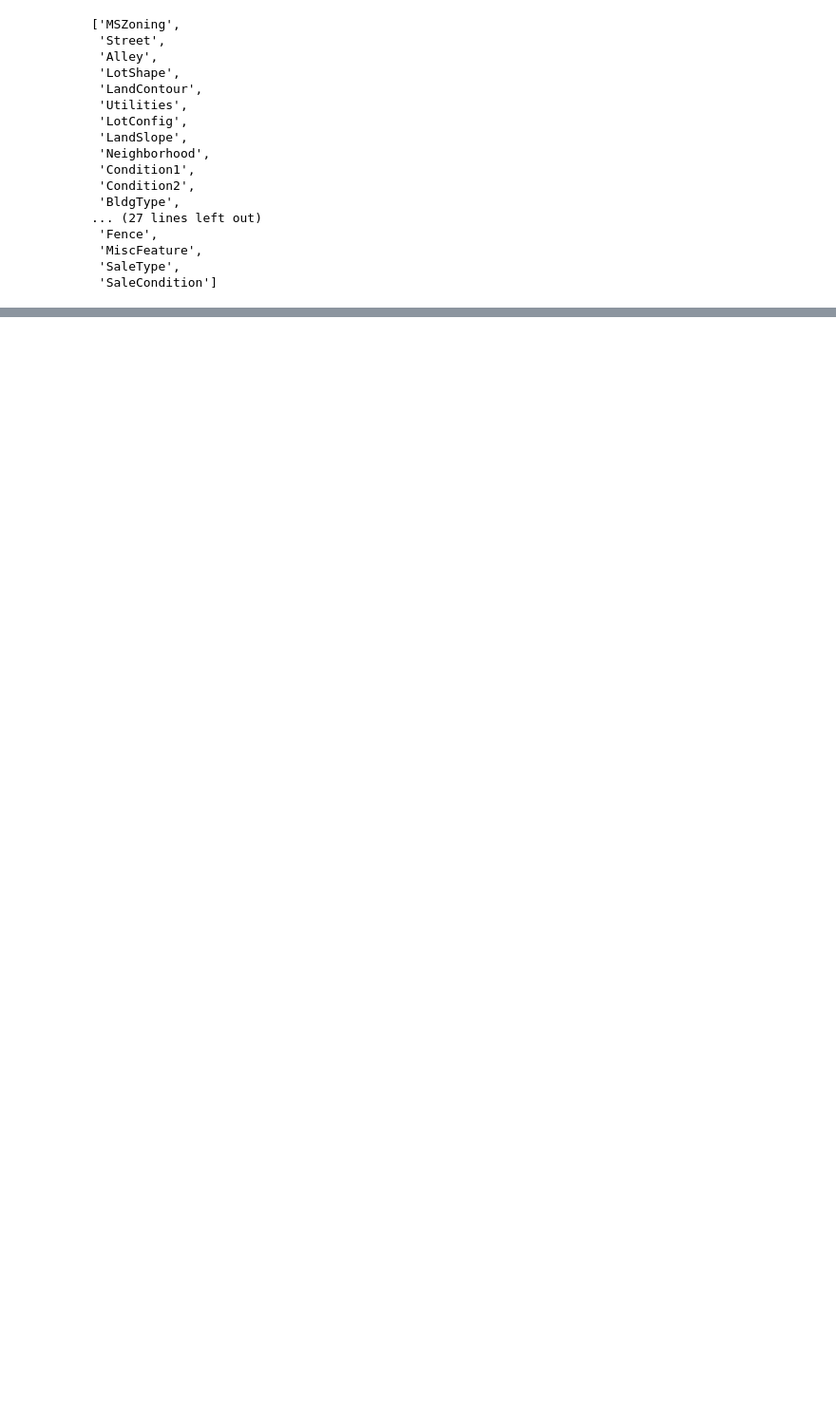
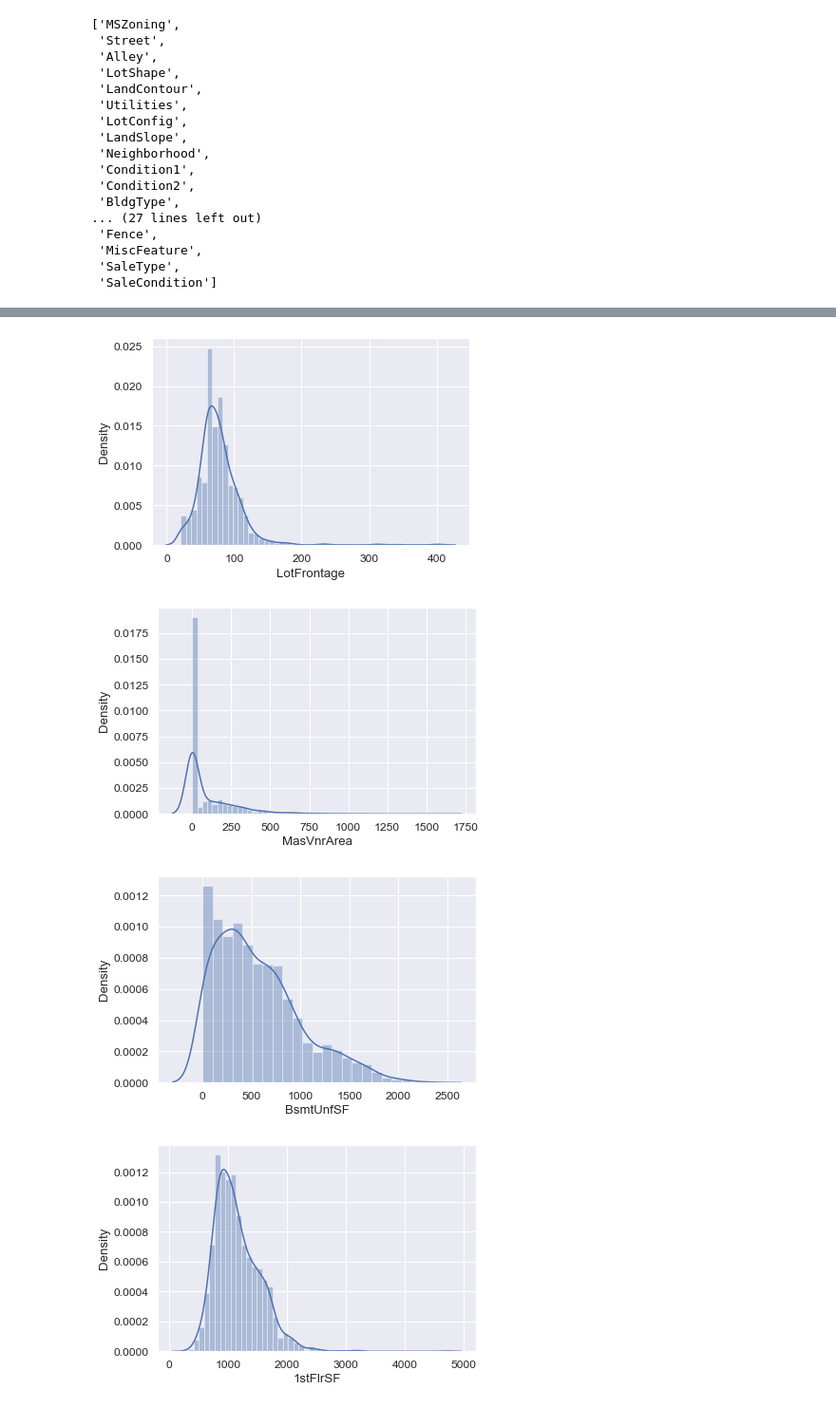
Before and after one commit to kshitijmohan15/Data-Analysis, a Jupyter notebook: Advanced Regression House Prices/train_house_prices.ipynb, the cells around one changed output, grey strips where cells are left out. Shown: that part at 95% size. Drawn from its saved outputs; the diff is of its cells as text; code cells hidden in the pictures; blank space fills up the shorter version.

```diff
--- a/Advanced Regression House Prices/train_house_prices.ipynb
+++ b/Advanced Regression House Prices/train_house_prices.ipynb
@@ -242,0 +358,3 @@ catCol
+# %%
+#Some houses don't have miscellaneous features like shed, Tennis court etc..
+house["MiscFeature"] = house["MiscFeature"].fillna('None')
@@ -242,0 +363,2 @@ catCol
+# %%
+house["FireplaceQu"] = house["FireplaceQu"].fillna('None')
@@ -242,0 +405,8 @@ catCol
+# %%
+# check distrubution if skewed. If distrubution is skewed , it is advice to use log transform
+cols_to_log = house.select_dtypes(include=np.number).columns.tolist()
+for colname in cols_to_log:
+    sns.distplot(house[colname], kde=True)
+    plt.show()
+# %%
+house_log = house.copy()
@@ -242,0 +454,10 @@ catCol
+# %%
+# cols_to_log = house_log.select_dtypes(include=np.number).columns.tolist()
+for colname in log_col:
+    sns.distplot(house_log[colname], kde=True)
+    plt.show()
+# %% [output]
+[figure, added]
+[figure, added]
+[figure, added]
+[figure, added]
```
Also changed, not shown: parts of 31 cells of this notebook.
